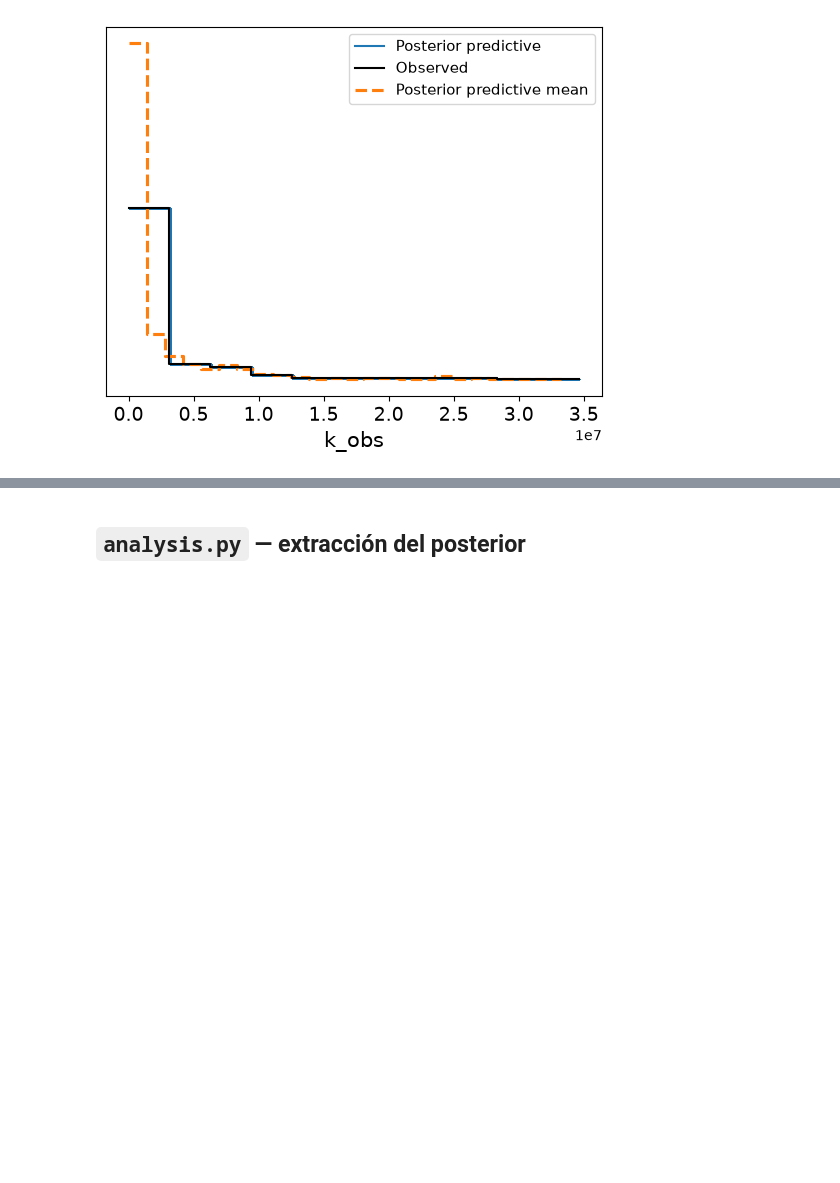
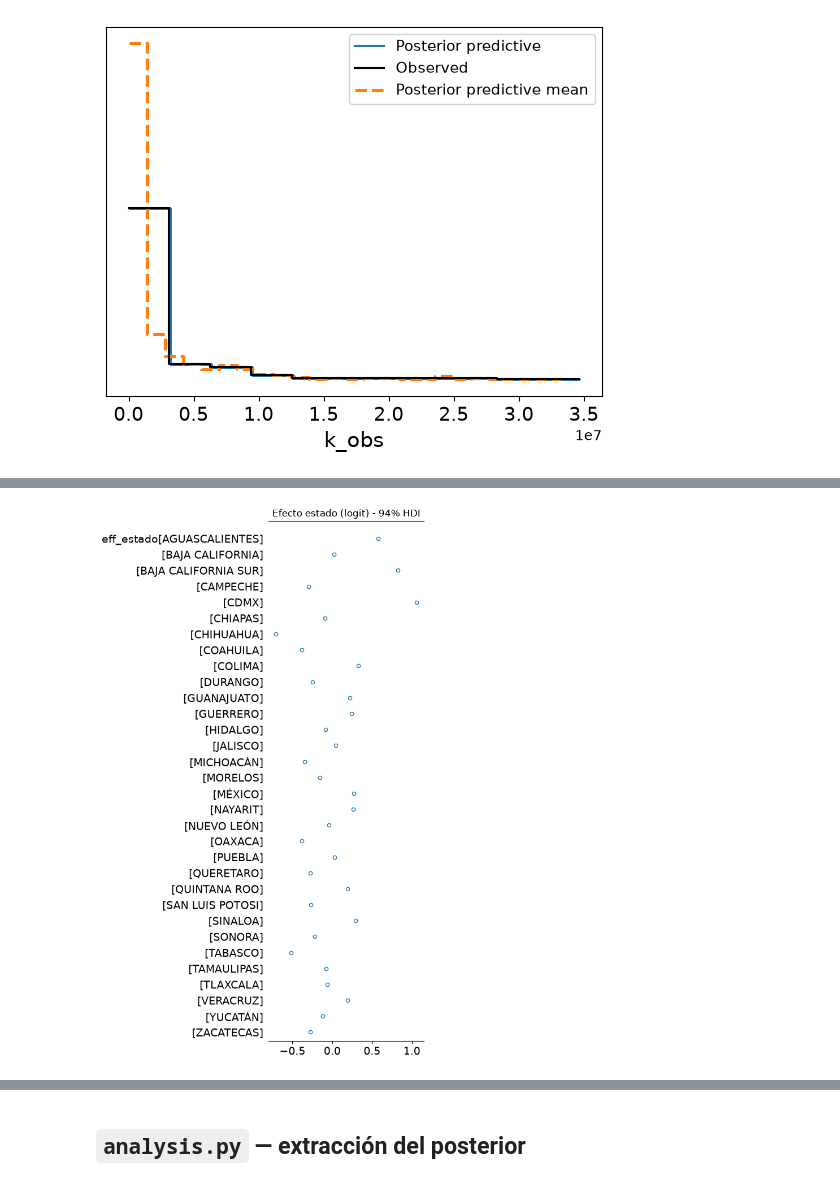
Before and after one commit to Jmeva/final-project-pp-dj, a Jupyter notebook: notebooks/test_modulos.ipynb, the cells around one changed output, grey strips where cells are left out. Saved outputs shown, nothing was run; the diff lists cells and outputs as text; code cells hidden in the pictures; blank space fills up the shorter version.

```diff
--- a/notebooks/test_modulos.ipynb
+++ b/notebooks/test_modulos.ipynb
@@ -133,0 +154,7 @@ Sampling: [k_obs]
+# %%
+az.plot_forest(idata_test, var_names = ["eff_estado"], combined = True, figsize = (6, 10))
+plt.title("Efecto estado (logit) - 94% HDI")
+plt.tight_layout()
+plt.show()
+# %% [output]
+[figure, added]
```
Also changed, not shown: parts of 28 cells of this notebook.
